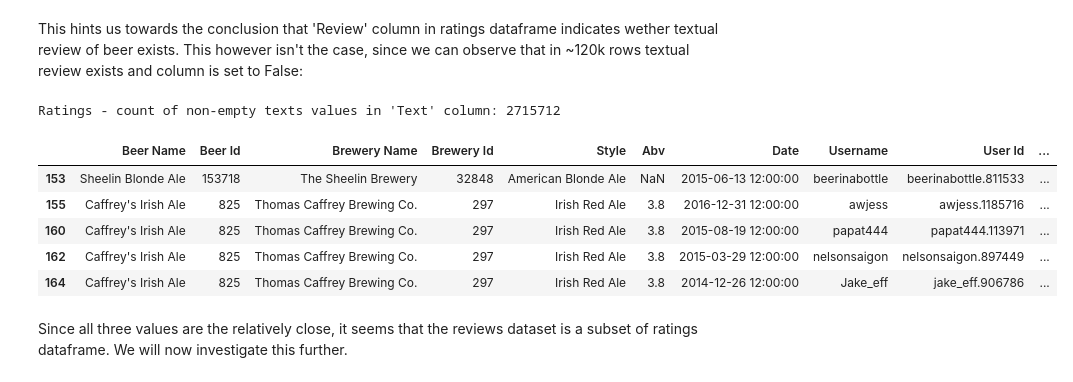
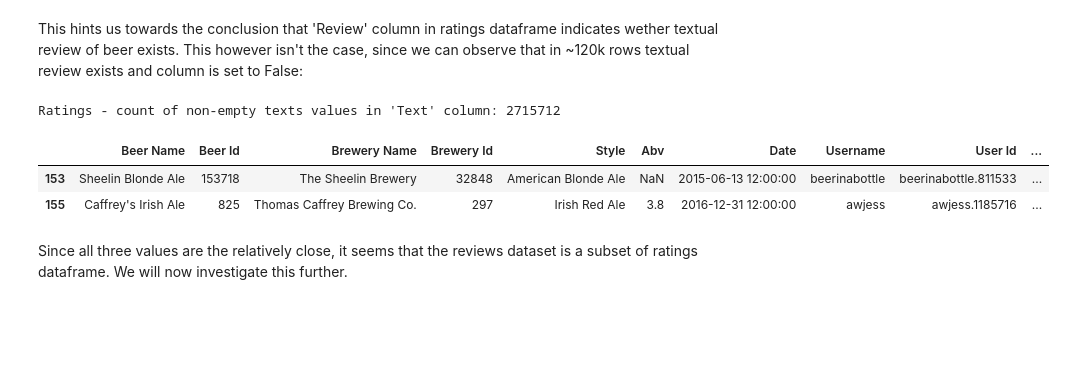
Before and after one commit to epfl-ada/ada-2022-project-rakijada, a Jupyter notebook: data_investigation.ipynb, the cells around one changed output. Saved outputs shown, nothing was run; the diff lists cells and outputs as text; code cells hidden in the pictures; blank space fills up the shorter version.

```diff
--- a/data_investigation.ipynb
+++ b/data_investigation.ipynb
@@ -15,6 +19,8 @@ import pandas as pd
 import seaborn as sns
 import matplotlib.pyplot as plt
 import scipy.stats
+# %%
+DATA_PATH = './datasets/BeerAdvocate/'
 # %% [markdown]
 ## Analysis on BeerAdvocate
 # %% [markdown]
@@ -23,6 +34,6 @@ import scipy.stats
 Load data from pickles. To obtain pickles run the notebook _data_import.ipynb_
 # %%
 # load Beer Advocate data from pickles
-ratings = pd.read_pickle('./datasets/BeerAdvocate/ratings.pkl')
-reviews = pd.read_pickle('./datasets/BeerAdvocate/reviews.pkl')
+ratings = pd.read_pickle(DATA_PATH + 'ratings.pkl')
+reviews = pd.read_pickle(DATA_PATH + 'reviews.pkl')
 # %%
@@ -57,14 +69,11 @@ print('Ratings - count of non-empty texts values in \'Text\' column: {}'.format(
 # %% [output]
 Ratings - count of non-empty texts values in 'Text' column: 2715712
 # %%
-ratings[(ratings['Review']==False)&(ratings['Text'].notna())].head()
+ratings[(ratings['Review']==False)&(ratings['Text'].notna())].head(2)
 # %% [output]
 |  | Beer Name | Beer Id | Brewery Name | Brewery Id | Style | Abv | Date | Username | User Id | ... |
 | 153 | Sheelin Blonde Ale | 153718 | The Sheelin Brewery | 32848 | American Blonde Ale | NaN | 2015-06-13 12:00:00 | beerinabottle | beerinabottle.811533 | ... |
 | 155 | Caffrey's Irish Ale | 825 | Thomas Caffrey Brewing Co. | 297 | Irish Red Ale | 3.8 | 2016-12-31 12:00:00 | awjess | awjess.1185716 | ... |
-| 160 | Caffrey's Irish Ale | 825 | Thomas Caffrey Brewing Co. | 297 | Irish Red Ale | 3.8 | 2015-08-19 12:00:00 | papat444 | papat444.113971 | ... |
-| 162 | Caffrey's Irish Ale | 825 | Thomas Caffrey Brewing Co. | 297 | Irish Red Ale | 3.8 | 2015-03-29 12:00:00 | nelsonsaigon | nelsonsaigon.897449 | ... |
-| 164 | Caffrey's Irish Ale | 825 | Thomas Caffrey Brewing Co. | 297 | Irish Red Ale | 3.8 | 2014-12-26 12:00:00 | Jake_eff | jake_eff.906786 | ... |
 # %% [markdown]
 Since all three values are the relatively close, it seems that the reviews dataset is a subset of ratings dataframe. We will now investigate this further.
 # %% [markdown]
```
Also changed, not shown: parts of 37 cells of this notebook, 3 other files.
